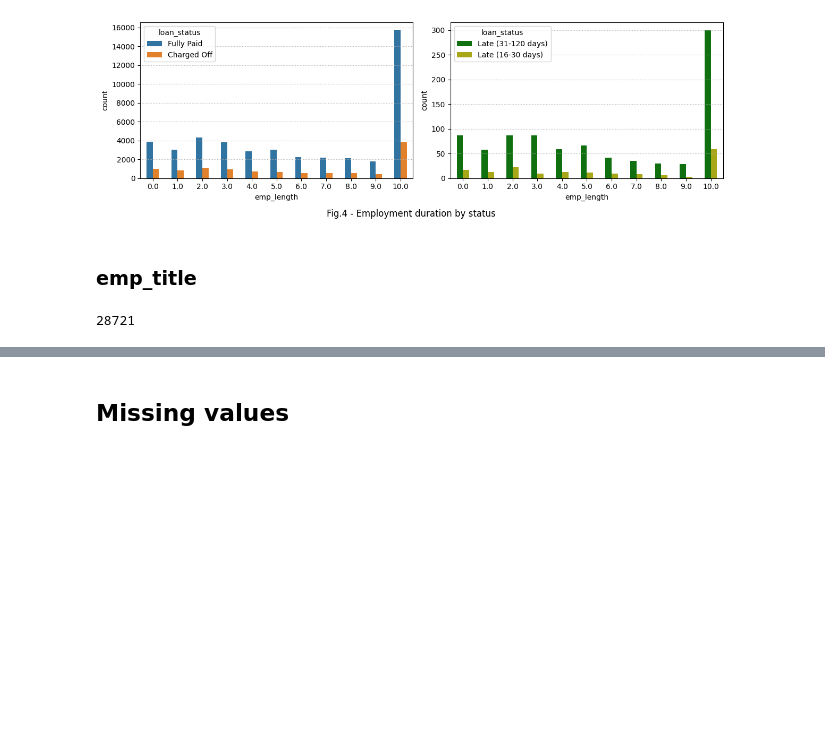
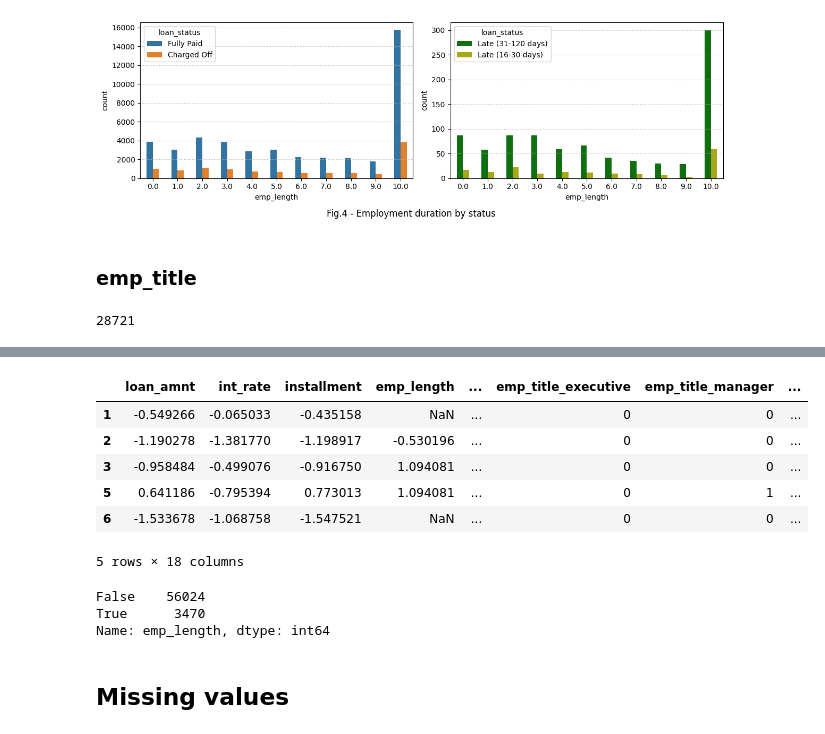
Before and after one commit to Alex1iv/Loan_repayment, a Jupyter notebook: notebooks/Loan_repayment.ipynb, the cells around one changed output, grey strips where cells are left out. Drawn from its saved outputs; the diff is of its cells as text; code cells hidden in the pictures; blank space fills up the shorter version.

```diff
--- a/notebooks/Loan_repayment.ipynb
+++ b/notebooks/Loan_repayment.ipynb
@@ -431,3 +441,21 @@ Name: emp_title, dtype: float64
+# %%
+# Feature encoding
+X = pd.get_dummies(X)
+X.head()
+# %% [output]
+|  | loan_amnt | int_rate | installment | emp_length | ... | emp_title_executive | emp_title_manager | ... |
+| 1 | -0.549266 | -0.065033 | -0.435158 | NaN | ... | 0 | 0 | ... |
+| 2 | -1.190278 | -1.381770 | -1.198917 | -0.530196 | ... | 0 | 0 | ... |
+| 3 | -0.958484 | -0.499076 | -0.916750 | 1.094081 | ... | 0 | 0 | ... |
+| 5 | 0.641186 | -0.795394 | 0.773013 | 1.094081 | ... | 0 | 1 | ... |
+| 6 | -1.533678 | -1.068758 | -1.547521 | NaN | ... | 0 | 0 | ... |
+5 rows × 18 columns
+# %%
+X['emp_length'].isna().value_counts()
+# %% [output]
+False    56024
+True      3470
+Name: emp_length, dtype: int64
 # %% [markdown]
 ## Missing values
 # %%
```
Also changed, not shown: parts of 29 cells of this notebook, 1 other file.
